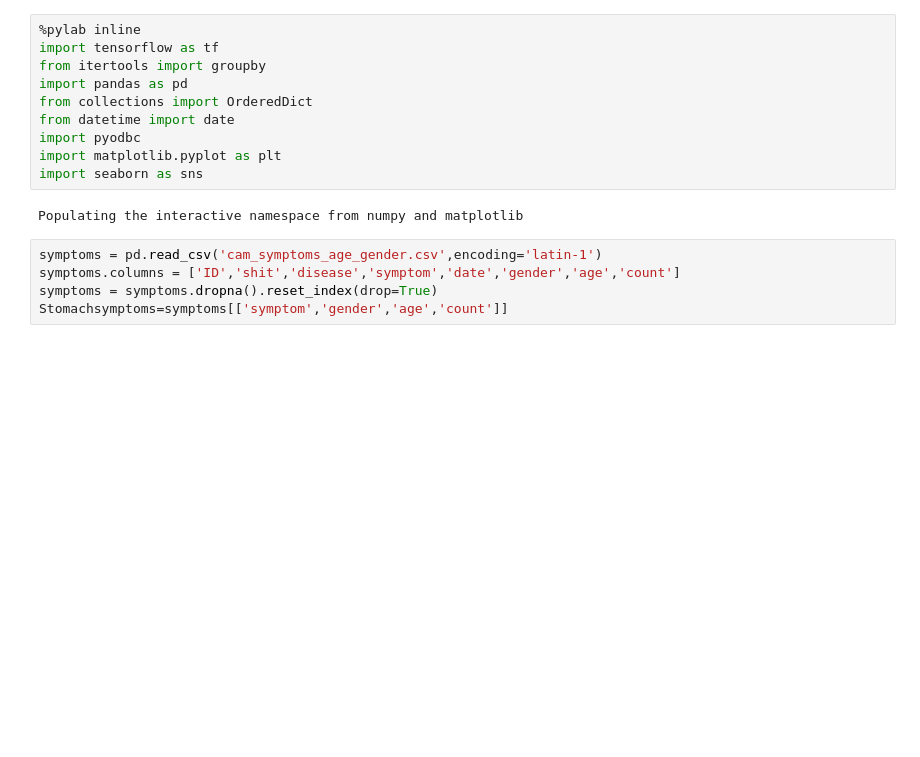
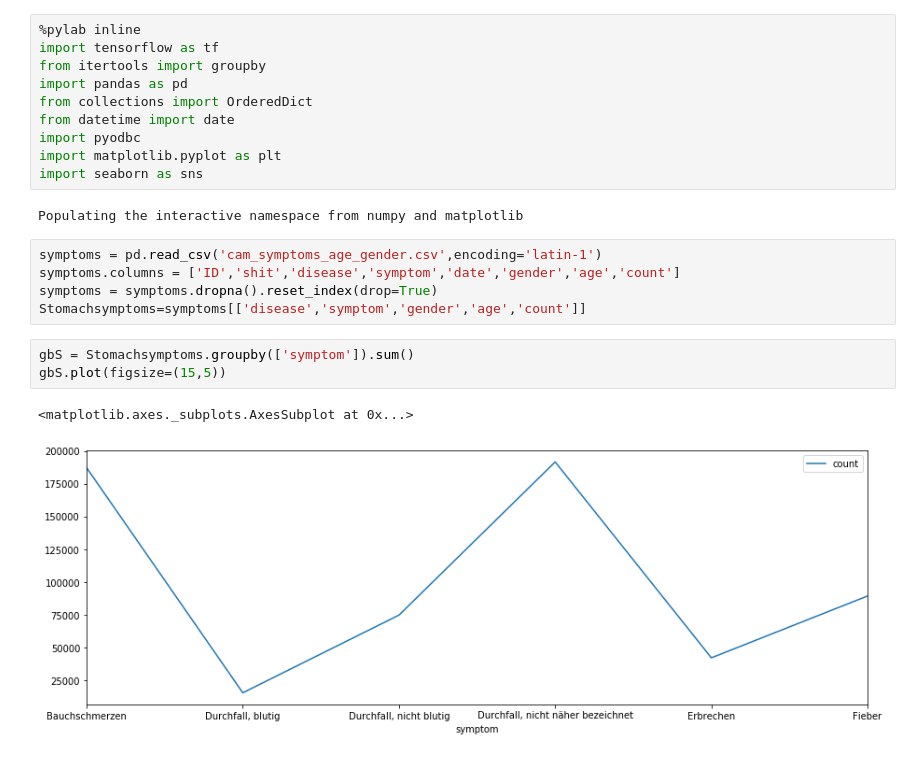
Before and after one commit to vkakerbeck/DieInfluenza, a Jupyter notebook: Personal Risk Prediction.ipynb, the cells around one changed output. Drawn from its saved outputs; the diff is of its cells as text; blank space fills up the shorter version.

```diff
--- a/Personal Risk Prediction.ipynb
+++ b/Personal Risk Prediction.ipynb
@@ -14,4 +14,10 @@ Populating the interactive namespace from numpy and matplotlib
 symptoms = pd.read_csv('cam_symptoms_age_gender.csv',encoding='latin-1')
 symptoms.columns = ['ID','shit','disease','symptom','date','gender','age','count']
 symptoms = symptoms.dropna().reset_index(drop=True)
-Stomachsymptoms=symptoms[['symptom','gender','age','count']]
+Stomachsymptoms=symptoms[['disease','symptom','gender','age','count']]
+# %%
+gbS = Stomachsymptoms.groupby(['symptom']).sum()
+gbS.plot(figsize=(15,5))
+# %% [output]
+<matplotlib.axes._subplots.AxesSubplot at 0x...>
+[figure, added]
```
Also changed, not shown: parts of 16 cells of this notebook, 9 other files.
